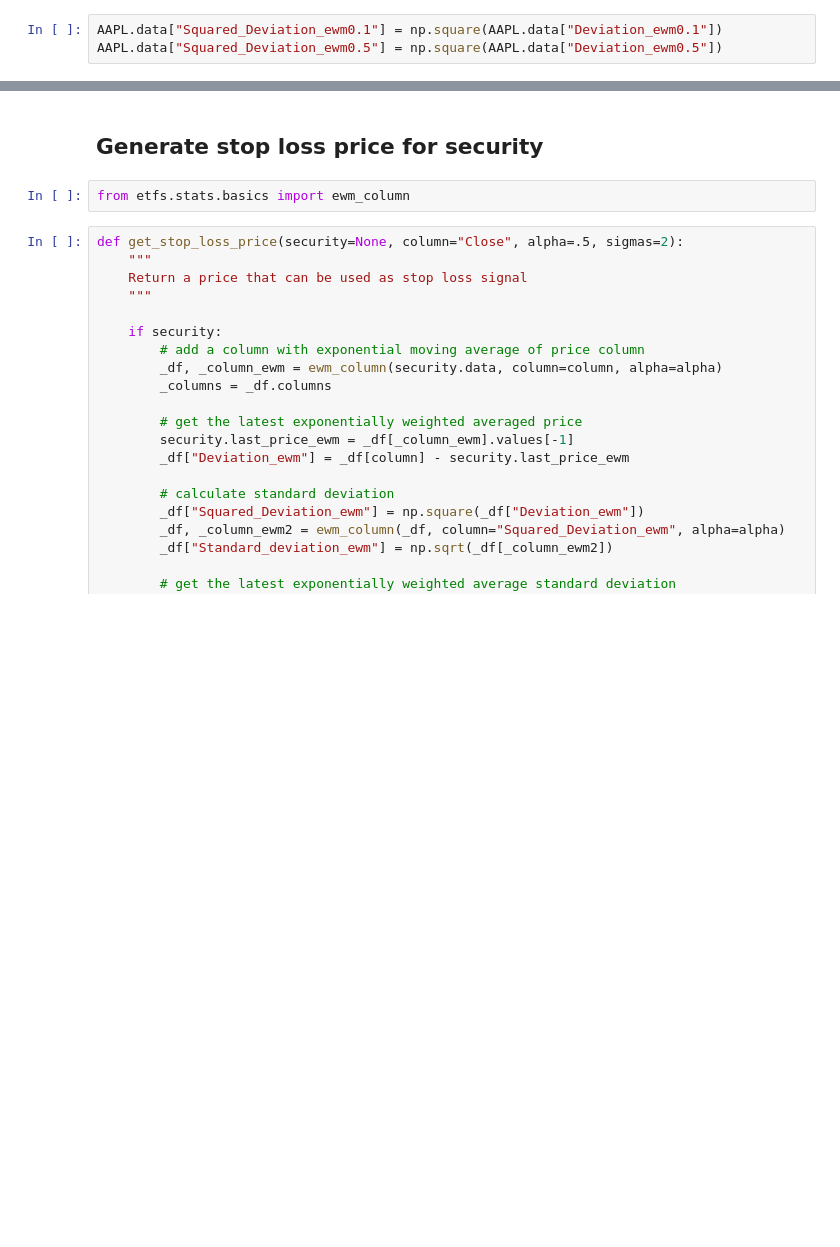
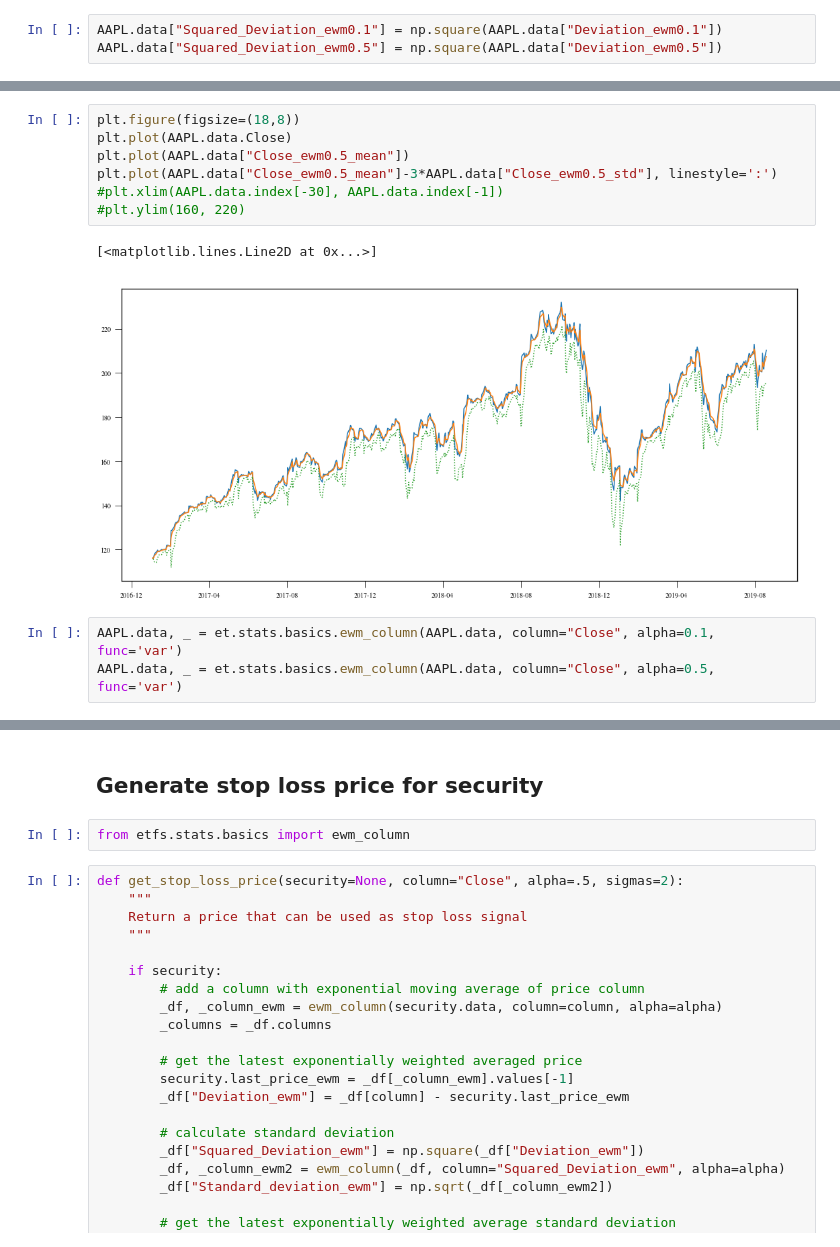
Before and after one commit to ahwkuepper/portfolios, a Jupyter notebook: notebooks/Trader.ipynb, the cells around one changed output, grey strips where cells are left out. Cells and saved outputs as stored; diff of their text form; blank space fills up the shorter version.

```diff
--- a/notebooks/Trader.ipynb
+++ b/notebooks/Trader.ipynb
@@ -140,0 +146,13 @@ plt.plot(AAPL.data["Close_ewm0.1"]-2*AAPL.last_standard_deviation_ewm01, linesty
+# %%
+plt.figure(figsize=(18,8))
+plt.plot(AAPL.data.Close)
+plt.plot(AAPL.data["Close_ewm0.5_mean"])
+plt.plot(AAPL.data["Close_ewm0.5_mean"]-3*AAPL.data["Close_ewm0.5_std"], linestyle=':')
+#plt.xlim(AAPL.data.index[-30], AAPL.data.index[-1])
+#plt.ylim(160, 220)
+# %% [output]
+[<matplotlib.lines.Line2D at 0x...>]
+[figure, added]
+# %%
+AAPL.data, _ = et.stats.basics.ewm_column(AAPL.data, column="Close", alpha=0.1, func='var')
+AAPL.data, _ = et.stats.basics.ewm_column(AAPL.data, column="Close", alpha=0.5, func='var')
```
Also changed, not shown: parts of 43 cells of this notebook, 4 other files.
